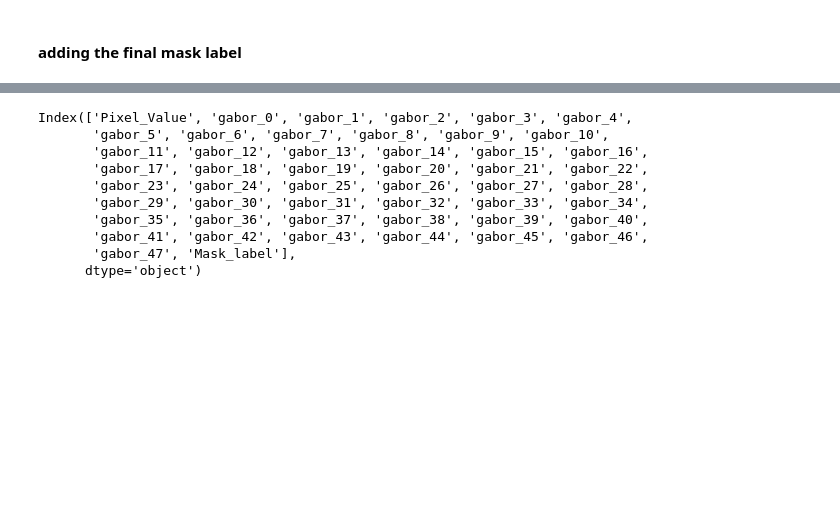
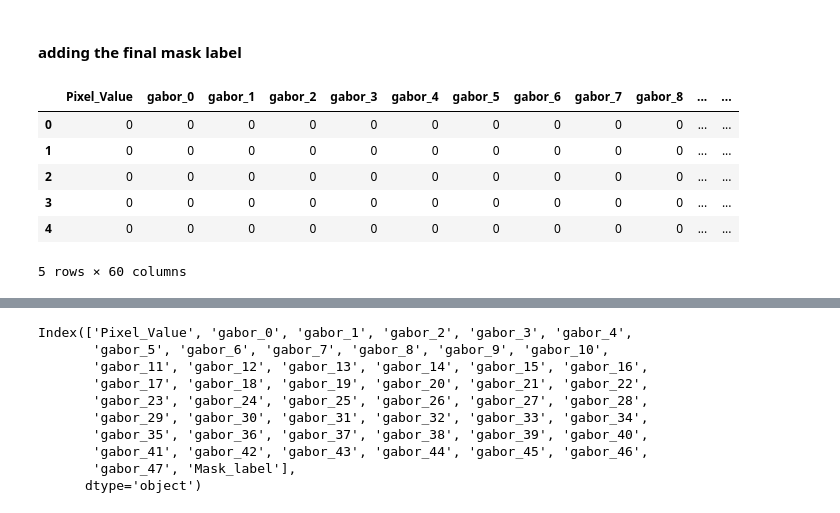
Before and after one commit to utsavdarlami/sandstone_segmentation, a Jupyter notebook: notebooks/01_feature_extraction.ipynb, the cells around one changed output, grey strips where cells are left out. Drawn from its saved outputs; the diff is of its cells as text; code cells hidden in the pictures; blank space fills up the shorter version.

```diff
--- a/notebooks/01_feature_extraction.ipynb
+++ b/notebooks/01_feature_extraction.ipynb
@@ -194,3 +197,6 @@ fig.savefig("48_features_from_gabor.png")
 ### Other filters
 - 9 other filters
 - show the features extracted from these filters
+# %%
+filter_label = ['Original','Entropy', 'Gaussian3','Gaussian7', 'Sobel',
+               'Canny', 'Robert', 'Scharr', 'Prewitt', 'Median', 'Variance']
@@ -210,10 +296,23 @@ for i,filters in enumerate(GABOR_FILTER_BANK):
     final_dataframe[filters] = filter_applied.reshape(-1)
 # %% [markdown]
 #### add other features
+# %%
+for index in range(1, len(filter_label)):
+    final_dataframe[filter_label[index]] = FEATURES_RESHAPED[index]
 # %% [markdown]
 #### adding the final mask label
 # %%
 final_dataframe["Mask_label"] = read_mask_gray.reshape(-1)
+# %%
+final_dataframe.head()
+# %% [output]
+|  | Pixel_Value | gabor_0 | gabor_1 | gabor_2 | gabor_3 | gabor_4 | gabor_5 | gabor_6 | gabor_7 | gabor_8 | ... | ... |
+| 0 | 0 | 0 | 0 | 0 | 0 | 0 | 0 | 0 | 0 | 0 | ... | ... |
+| 1 | 0 | 0 | 0 | 0 | 0 | 0 | 0 | 0 | 0 | 0 | ... | ... |
+| 2 | 0 | 0 | 0 | 0 | 0 | 0 | 0 | 0 | 0 | 0 | ... | ... |
+| 3 | 0 | 0 | 0 | 0 | 0 | 0 | 0 | 0 | 0 | 0 | ... | ... |
+| 4 | 0 | 0 | 0 | 0 | 0 | 0 | 0 | 0 | 0 | 0 | ... | ... |
+5 rows × 60 columns
 # %%
 final_dataframe.shape # with 9 extra feature it should be 59
 # %% [output]
```
Also changed, not shown: parts of 8 cells of this notebook, 3 other files.
